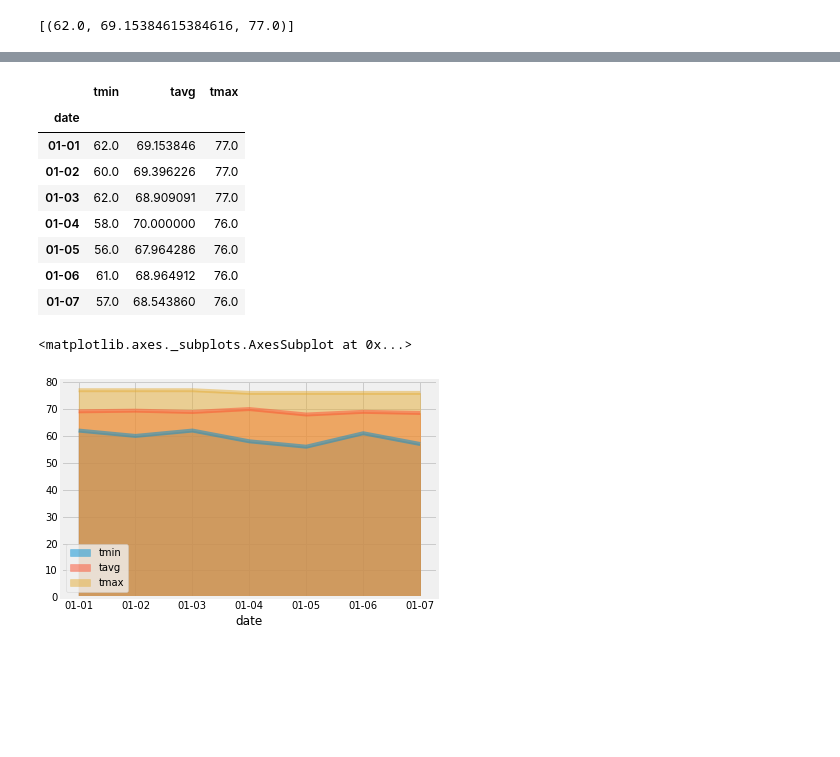
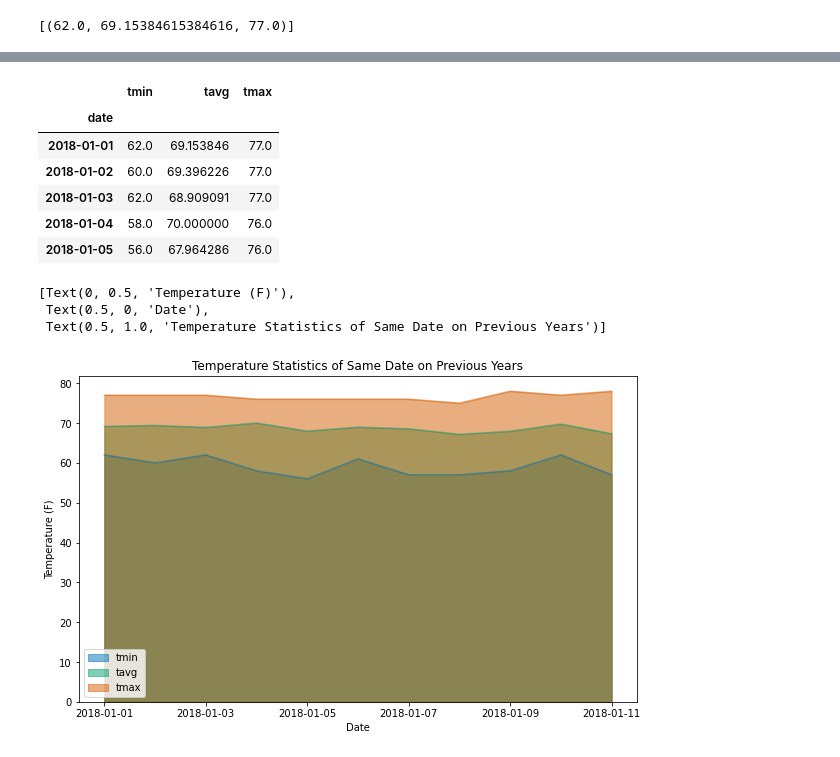
Before and after one commit to ange-wang/sqlalchemy-challenge, a Jupyter notebook: climate.ipynb, the cells around one changed output, grey strips where cells are left out. Saved outputs shown, nothing was run; the diff lists cells and outputs as text; code cells hidden in the pictures; blank space fills up the shorter version.

```diff
--- a/climate.ipynb
+++ b/climate.ipynb
@@ -1,14 +1,14 @@
-# %%
-from matplotlib import style
-style.use('fivethirtyeight')
-import matplotlib.pyplot as plt
-
-import numpy as np
-import pandas as pd
-import datetime as dt
-from datetime import datetime
 # %% [markdown]
 # Reflect Tables into SQLAlchemy ORM
+# %%
+from matplotlib import style
+style.use('seaborn-colorblind')
+import matplotlib.pyplot as plt
+
+import numpy as np
+import pandas as pd
+import datetime as dt
+from datetime import datetime
 # %%
 # Python SQL toolkit and Object Relational Mapper
 import sqlalchemy
@@ -182,5 +197,9 @@ array([[<matplotlib.axes._subplots.AxesSubplot object at 0x...>]],
 # %% [markdown]
 ## Bonus Challenge Assignment
+# %%
+# define holiday dates
+holi_start = '2018-01-01'
+holi_end = '2018-01-11'
 # %% [markdown]
 #### Temperature Analysis I
 # %%
@@ -260,30 +310,24 @@ daily_normals("01-01")
 # %% [output]
 [(62.0, 69.15384615384616, 77.0)]
 # %%
-dates = pd.date_range('2018-01-01','2018-01-07',
-              freq='D').strftime("%m-%d").tolist()
+dates = pd.date_range(holi_start,holi_end, freq='D')
+
+# dates = x_label.strftime("%m-%d").tolist()
+
 dates
 # calculate the daily normals for your trip
 # push each tuple of calculations into a list called `normals`
 normals = []
 for day in dates:
     _dict = {}
-    x = daily_normals(day)
+    date = day.strftime("%Y-%m-%d")
+    x = daily_normals(day.strftime("%m-%d"))
 
-    _dict['date'] = day
+    _dict['date'] = date
     _dict['tmin'] = x[0][0]
     _dict['tavg'] = x[0][1]
     _dict['tmax'] = x[0][2]
 
     normals.append(_dict)
 normals
-# zip = list(zip(dates,normals))
-# zip
-# Set the start and end date of the trip
-
-# Use the start and end date to create a range of dates
-
-# Stip off the year and save a list of %m-%d strings
-
-# Loop through the list of %m-%d strings and calculate the normals for each date
 # %% [output]
@@ -298,20 +346,21 @@ normals
 # Load the previous query results into a Pandas DataFrame and add the `trip_dates` range as the `date` index
 df = pd.DataFrame(normals)
 index = df.set_index('date')
-index
+index.head()
 # %% [output]
 |  | tmin | tavg | tmax |
 | date |  |  |  |
-| 01-01 | 62.0 | 69.153846 | 77.0 |
-| 01-02 | 60.0 | 69.396226 | 77.0 |
-| 01-03 | 62.0 | 68.909091 | 77.0 |
-| 01-04 | 58.0 | 70.000000 | 76.0 |
-| 01-05 | 56.0 | 67.964286 | 76.0 |
-| 01-06 | 61.0 | 68.964912 | 76.0 |
-| 01-07 | 57.0 | 68.543860 | 76.0 |
+| 2018-01-01 | 62.0 | 69.153846 | 77.0 |
+| 2018-01-02 | 60.0 | 69.396226 | 77.0 |
+| 2018-01-03 | 62.0 | 68.909091 | 77.0 |
+| 2018-01-04 | 58.0 | 70.000000 | 76.0 |
+| 2018-01-05 | 56.0 | 67.964286 | 76.0 |
 # %%
 # Plot the daily normals as an area plot with `stacked=False`
-index.plot.area(stacked=False)
+ax = index.plot.area(stacked=False, figsize=(10,6))
+ax.set(xlabel='Date', ylabel='Temperature (F)', title='Temperature Statistics of Same Date on Previous Years')
 # %% [output]
-<matplotlib.axes._subplots.AxesSubplot at 0x...>
+[Text(0, 0.5, 'Temperature (F)'),
+ Text(0.5, 0, 'Date'),
+ Text(0.5, 1.0, 'Temperature Statistics of Same Date on Previous Years')]
-[figure, old version]
+[figure, new version]
```
Also changed, not shown: parts of 21 cells of this notebook.
